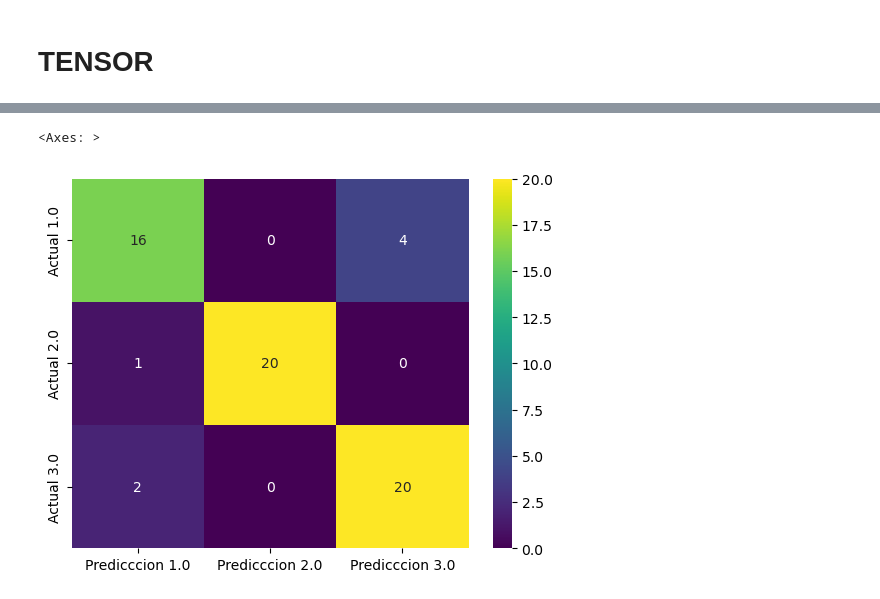
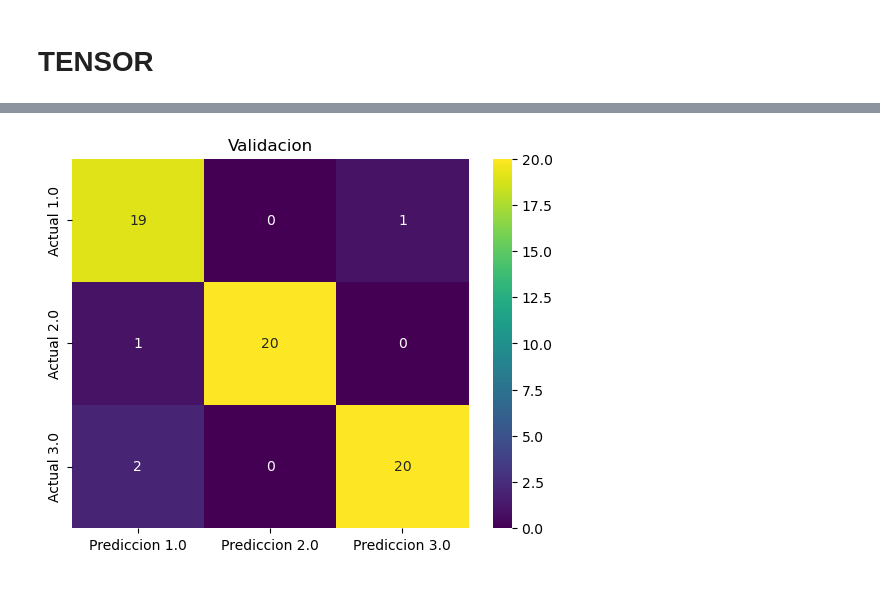
Before and after one commit to Eriik12/PROYECTO, a Jupyter notebook: TRIGO/Untitled.ipynb, the cells around one changed output, grey strips where cells are left out. Cells and saved outputs as stored; diff of their text form; code cells hidden in the pictures.

```diff
--- a/TRIGO/Untitled.ipynb
+++ b/TRIGO/Untitled.ipynb
@@ -463,3 +562,28 @@ Traceback (most recent call last):
+# %%
+from sklearn.model_selection import GridSearchCV
+param_grid = {
+    'hidden_layer_sizes': [(320,320,320,320), (320, 160, 160,320)],
+    'learning_rate':['constant', 'invscaling', 'adaptive'],
+    'solver': ['lbfgs', 'sgd', 'adam'],
+    'activation': ['tanh', 'relu'],
+    'alpha': [0.0001, 0.001, 0.01],
+}
+
+# Create the grid search object
+grid_search = GridSearchCV(estimator=MLPClassifier(max_iter=10000),
+                           param_grid=param_grid,
+                           cv=5,
+                           scoring='accuracy')
+grid_search.fit(X_train, y_train)
+
+# Get the best model
+
+best_model = grid_search.best_estimator_
+
+# Make predictions on the validation set using the best model
+y_pred_prueba5 = best_model.predict(X_val)
+best_params = grid_search.best_params_
+# Fit the grid search to the training data
 # %%
 best_params
 # %% [output]
@@ -571,23 +653,24 @@ y_val_array = y_val_array - 1
 y_train2 = keras.utils.to_categorical(y_train_array, num_classes=3)
 y_val2 = keras.utils.to_categorical(y_val_array, num_classes=3)
 # %%
-from tensorflow import keras
+
 
 model = tf.keras.models.Sequential([
 
-  keras.layers.Dense(100, activation='selu', input_shape=(4,), kernel_regularizer=keras.regularizers.l2(0.001)),
+  keras.layers.Dense(160, activation='tanh', input_shape=(4,), kernel_regularizer=keras.regularizers.l2(0.001)),
   keras.layers.Dropout(0.5),
-  keras.layers.Dense(50, activation='selu', kernel_regularizer=keras.regularizers.l2(0.001)),
+  keras.layers.Dense(320, activation='tanh', kernel_regularizer=keras.regularizers.l2(0.001)),
   keras.layers.Dropout(0.5),
-  keras.layers.Dense(25, activation='selu', kernel_regularizer=keras.regularizers.l2(0.001)),
+  keras.layers.Dense(160, activation='tanh', kernel_regularizer=keras.regularizers.l2(0.001)),
   keras.layers.Dropout(0.5),
+
   keras.layers.Dense(3, activation='softmax')
 ])
 
 
 model.compile(loss='categorical_crossentropy', optimizer='adam', metrics=['accuracy'])
 # %%
-history = model.fit(X_train, y_train2, batch_size=32, epochs=1000, verbose=2,
+history = model.fit(X_train, y_train2, batch_size=32, epochs=1000, verbose=3,
                     shuffle=True, validation_data=(X_val, y_val2))
 
 
@@ -613,6 +696,9 @@ dict_keys(['loss', 'accuracy', 'val_loss', 'val_accuracy'])
 # %%
 
 q = model.predict(X_val)
+q2 = model.predict(X_train)
 q=np.argmax(q, axis = 1)
-plot(y_val_array,q)
+q2=np.argmax(q2, axis = 1)
+plot(y_val_array,q,"Validacion")
+plt.savefig('mejorTensorV.eps', format='eps')
 # %% [output]
@@ -620,2 +707 @@ plot(y_val_array,q)
-<Axes: >
-[figure, old version]
+[figure, new version]
```
Also changed, not shown: parts of 62 cells of this notebook, 17 other files.
